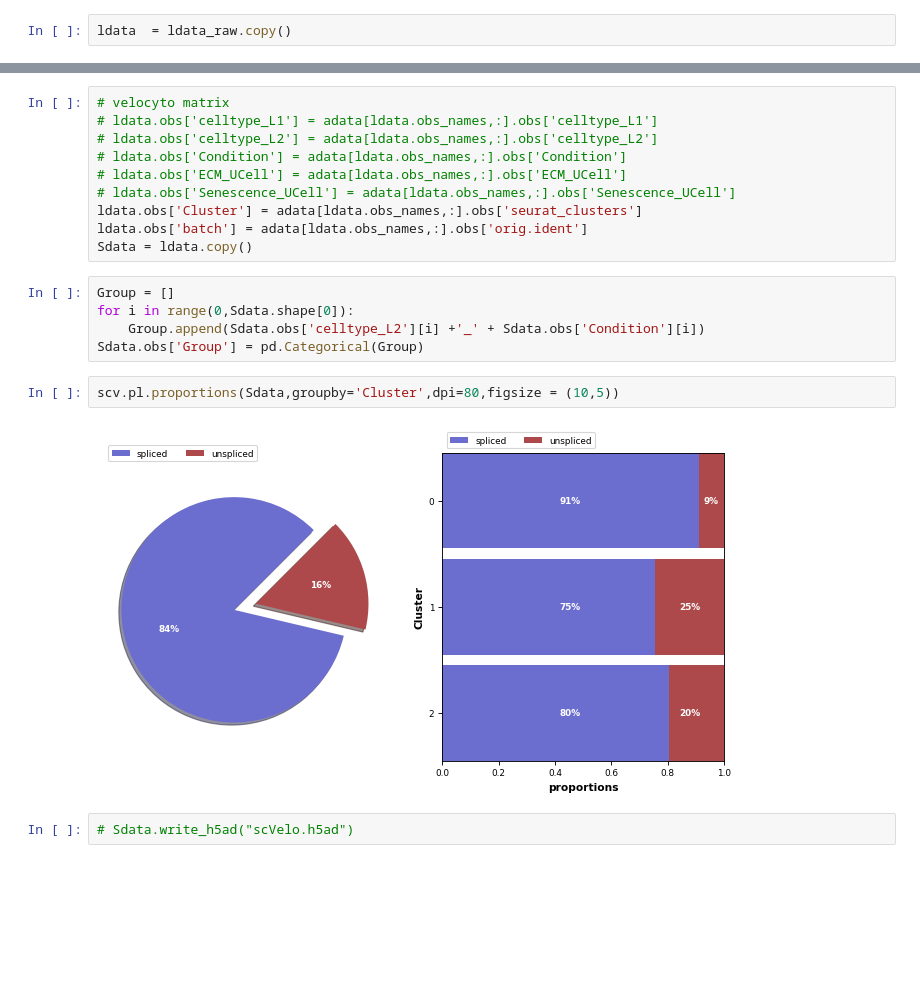
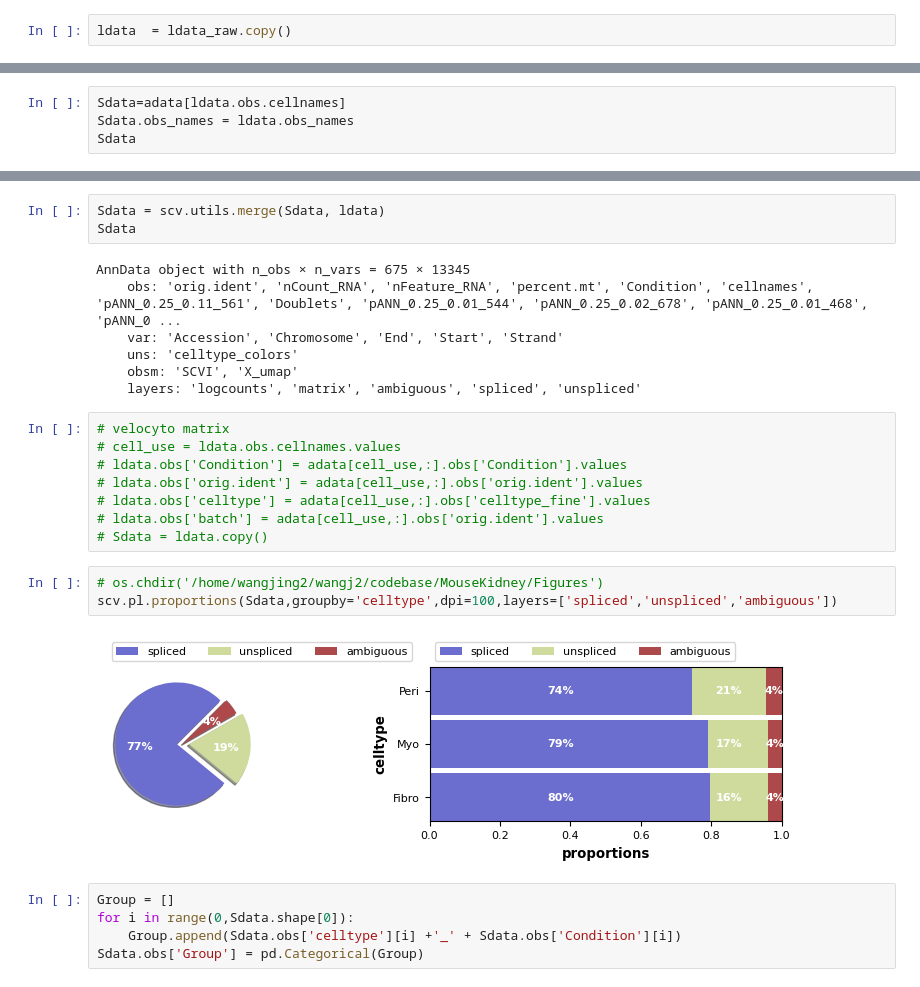
Before and after one commit to WJPina/MouseKidney, a Jupyter notebook: scVelo.ipynb, the cells around one changed output, grey strips where cells are left out. Saved outputs shown, nothing was run; the diff lists cells and outputs as text; blank space fills up the shorter version.

Commit message:
codes for mouse kidney

```diff
--- a/scVelo.ipynb
+++ b/scVelo.ipynb
@@ -99,2 +90,6 @@ View of AnnData object with n_obs × n_vars = 1084 × 31053
     var: 'Accession', 'Chromosome', 'End', 'Start', 'Strand'
     layers: 'matrix', 'ambiguous', 'spliced', 'unspliced'
+# %%
+Sdata=adata[ldata.obs.cellnames]
+Sdata.obs_names = ldata.obs_names
+Sdata
@@ -101,21 +102,28 @@ View of AnnData object with n_obs × n_vars = 1084 × 31053
+# %%
+Sdata = scv.utils.merge(Sdata, ldata)
+Sdata
+# %% [output]
+AnnData object with n_obs × n_vars = 675 × 13345
+    obs: 'orig.ident', 'nCount_RNA', 'nFeature_RNA', 'percent.mt', 'Condition', 'cellnames', 'pANN_0.25_0.11_561', 'Doublets', 'pANN_0.25_0.01_544', 'pANN_0.25_0.02_678', 'pANN_0.25_0.01_468', 'pANN_0 ...
+    var: 'Accession', 'Chromosome', 'End', 'Start', 'Strand'
+    uns: 'celltype_colors'
+    obsm: 'SCVI', 'X_umap'
+    layers: 'logcounts', 'matrix', 'ambiguous', 'spliced', 'unspliced'
 # %%
 # velocyto matrix
-# ldata.obs['celltype_L1'] = adata[ldata.obs_names,:].obs['celltype_L1']
-# ldata.obs['celltype_L2'] = adata[ldata.obs_names,:].obs['celltype_L2']
-# ldata.obs['Condition'] = adata[ldata.obs_names,:].obs['Condition']
-# ldata.obs['ECM_UCell'] = adata[ldata.obs_names,:].obs['ECM_UCell']
-# ldata.obs['Senescence_UCell'] = adata[ldata.obs_names,:].obs['Senescence_UCell']
-ldata.obs['Cluster'] = adata[ldata.obs_names,:].obs['seurat_clusters']
-ldata.obs['batch'] = adata[ldata.obs_names,:].obs['orig.ident']
-Sdata = ldata.copy()
+# cell_use = ldata.obs.cellnames.values
+# ldata.obs['Condition'] = adata[cell_use,:].obs['Condition'].values
+# ldata.obs['orig.ident'] = adata[cell_use,:].obs['orig.ident'].values
+# ldata.obs['celltype'] = adata[cell_use,:].obs['celltype_fine'].values
+# ldata.obs['batch'] = adata[cell_use,:].obs['orig.ident'].values
+# Sdata = ldata.copy()
+# %%
+# os.chdir('/home/wangjing2/wangj2/codebase/MouseKidney/Figures')
+scv.pl.proportions(Sdata,groupby='celltype',dpi=100,layers=['spliced','unspliced','ambiguous'])
+# %% [output]
+[figure, added]
 # %%
 Group = []
 for i in range(0,Sdata.shape[0]):
-    Group.append(Sdata.obs['celltype_L2'][i] +'_' + Sdata.obs['Condition'][i])
+    Group.append(Sdata.obs['celltype'][i] +'_' + Sdata.obs['Condition'][i])
 Sdata.obs['Group'] = pd.Categorical(Group)
-# %%
-scv.pl.proportions(Sdata,groupby='Cluster',dpi=80,figsize = (10,5))
-# %% [output]
-[figure, removed]
-# %%
-# Sdata.write_h5ad("scVelo.h5ad")
```
Also changed, not shown: parts of 31 cells of this notebook, 50 other files.
